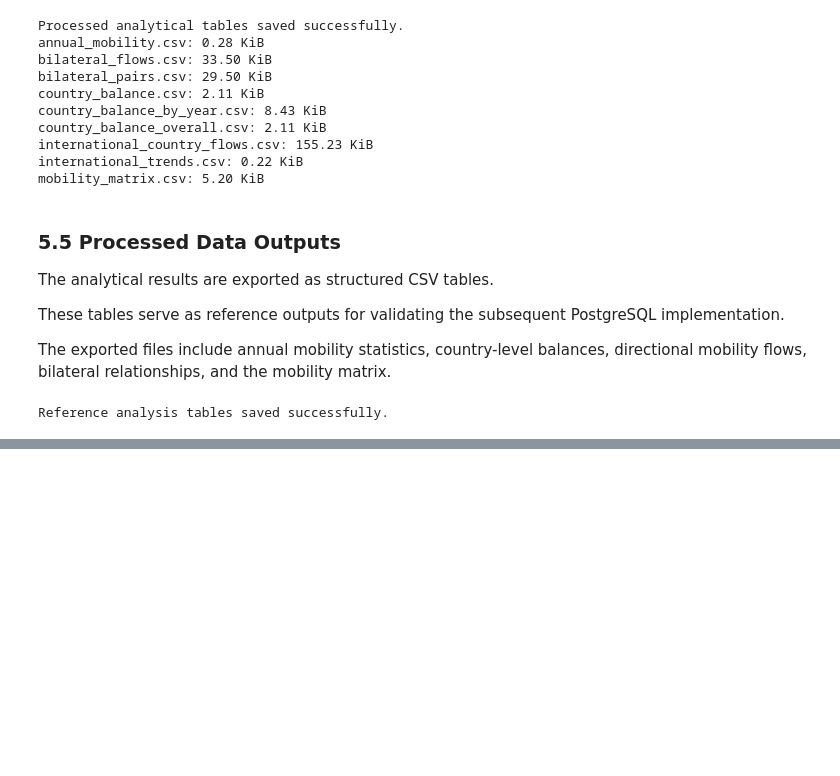
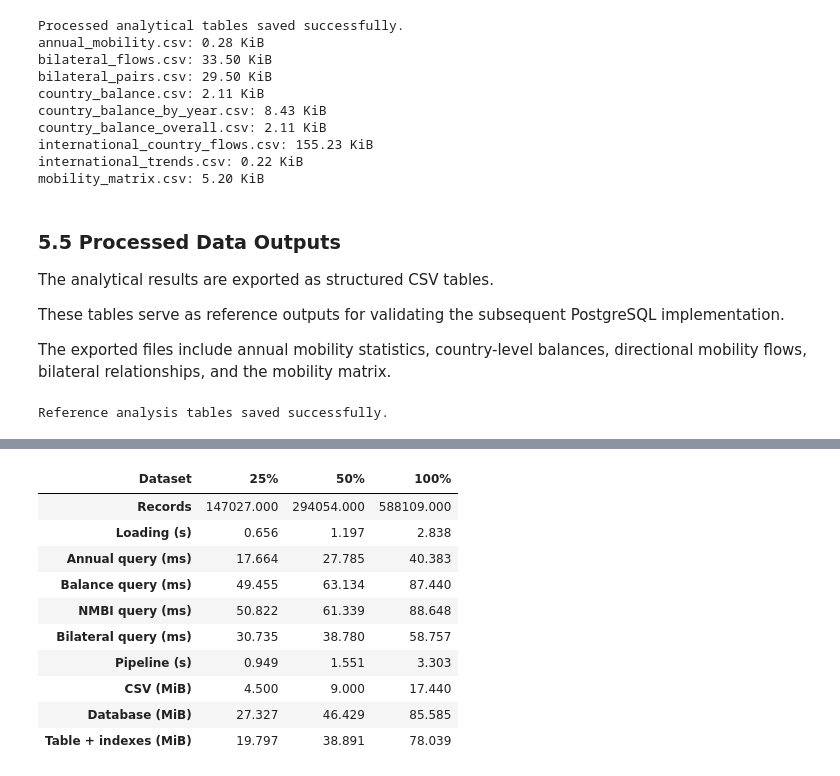
Before and after one commit to alua-emes/erasmus-mobility-explorer, a Jupyter notebook: notebooks/02_cids_report.ipynb, the cells around one changed output, grey strips where cells are left out. Drawn from its saved outputs; the diff is of its cells as text; code cells hidden in the pictures; blank space fills up the shorter version.

Commit message:
Complete performance benchmarking and final CIDS documentation

```diff
--- a/notebooks/02_cids_report.ipynb
+++ b/notebooks/02_cids_report.ipynb
@@ -1214,0 +1482,17 @@ Reference analysis tables saved successfully.
+# %%
+
+BENCHMARK_DIR = ROOT / "docs/benchmarks"
+
+benchmark_results = pd.read_csv(
+    BENCHMARK_DIR / "benchmark_results.csv"
+)
+
+benchmark_summary = pd.read_csv(
+    BENCHMARK_DIR / "benchmark_summary.csv"
+)
+
+assert len(benchmark_results) == 9
+
+assert len(benchmark_summary) == 3
+
+display(benchmark_summary)
@@ -1214,0 +1504,67 @@ Reference analysis tables saved successfully.
+# %%
+
+performance_table = pd.DataFrame({
+
+    "Dataset": (
+        benchmark_summary["dataset_fraction"] * 100
+    ).astype(int).astype(str) + "%",
+
+    "Records": benchmark_summary[
+        "records"
+    ].astype(int),
+
+    "Loading (s)": benchmark_summary[
+        "loading_seconds"
+    ],
+
+    "Annual query (ms)": benchmark_summary[
+        "annual_seconds"
+    ] * 1000,
+
+    "Balance query (ms)": benchmark_summary[
+        "balance_seconds"
+    ] * 1000,
+
+    "NMBI query (ms)": benchmark_summary[
+        "imbalance_seconds"
+    ] * 1000,
+
+    "Bilateral query (ms)": benchmark_summary[
+        "bilateral_seconds"
+    ] * 1000,
+
+    "Pipeline (s)": benchmark_summary[
+        "pipeline_seconds"
+    ],
+
+    "CSV (MiB)": benchmark_summary[
+        "csv_bytes"
+    ] / 1024**2,
+
+    "Database (MiB)": benchmark_summary[
+        "database_bytes"
+    ] / 1024**2,
+
+    "Table + indexes (MiB)": benchmark_summary[
+        "total_relation_bytes"
+    ] / 1024**2,
+
+})
+
+display(
+    performance_table
+    .set_index("Dataset")
+    .T.round(3)
+)
+# %% [output]
+| Dataset | 25% | 50% | 100% |
+| Records | 147027.000 | 294054.000 | 588109.000 |
+| Loading (s) | 0.656 | 1.197 | 2.838 |
+| Annual query (ms) | 17.664 | 27.785 | 40.383 |
+| Balance query (ms) | 49.455 | 63.134 | 87.440 |
+| NMBI query (ms) | 50.822 | 61.339 | 88.648 |
+| Bilateral query (ms) | 30.735 | 38.780 | 58.757 |
+| Pipeline (s) | 0.949 | 1.551 | 3.303 |
+| CSV (MiB) | 4.500 | 9.000 | 17.440 |
+| Database (MiB) | 27.327 | 46.429 | 85.585 |
+| Table + indexes (MiB) | 19.797 | 38.891 | 78.039 |
```
Also changed, not shown: parts of 17 cells of this notebook, 10 other files.
